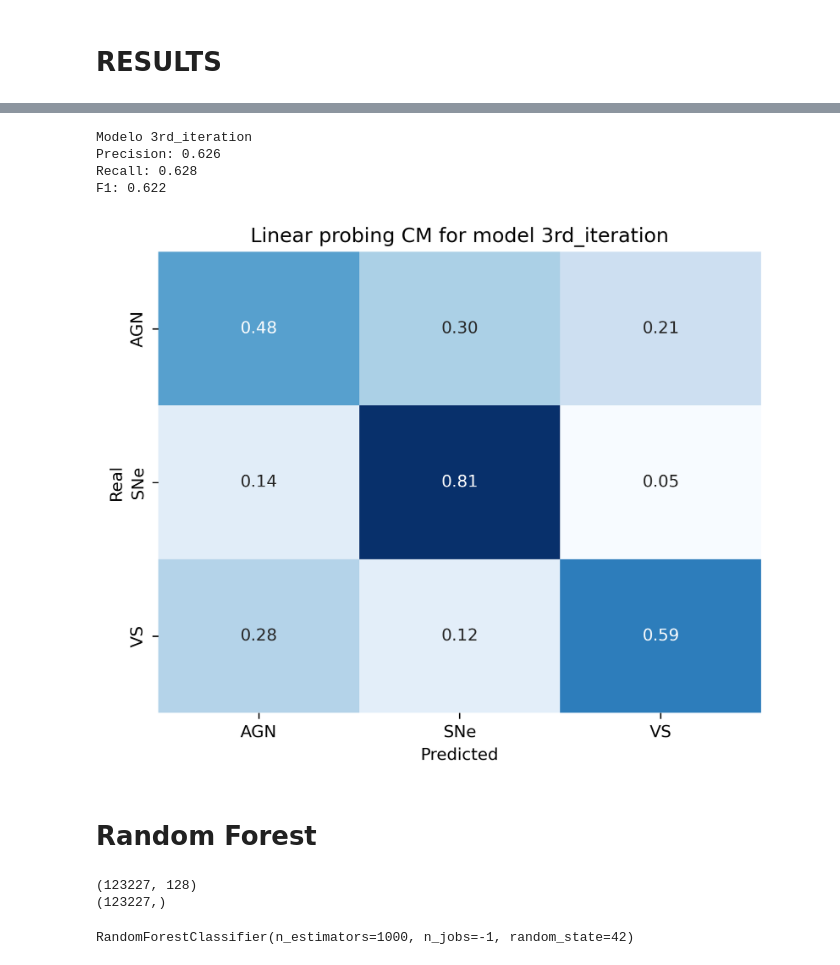
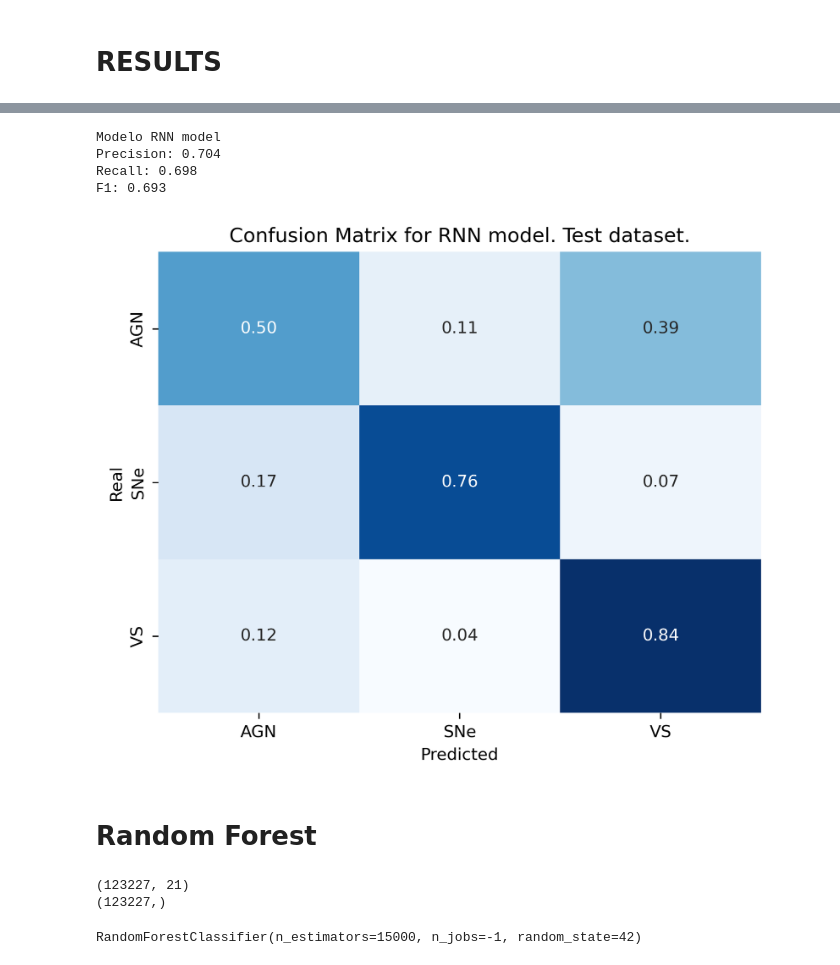
Before and after one commit to pmarconep/ZTF_alert_8a, a Jupyter notebook: final.ipynb, the cells around one changed output, grey strips where cells are left out. Drawn from its saved outputs; the diff is of its cells as text; code cells hidden in the pictures.

```diff
--- a/final.ipynb
+++ b/final.ipynb
@@ -86,12 +86,12 @@ validation_dataset = TensorDataset(validation_dataset, validation_class_0)
 test_dataset = TensorDataset(test_dataset, test_class_0)
 # %%
 #rnn parameters
-rnn_type = 'LSTM'
-hidden_dim = 42
-num_layers = 2
+rnn_type = 'RNN'
+hidden_dim = 128
+num_layers = 1
 
 # autoencoder params
-latent_dim = 42
+latent_dim = 128
 n_channels = 3
 n_classes = 3
 
@@ -100,14 +100,14 @@ ae_loss = ae_loss_function
 rnn_loss = rnn_loss_function
 
 max_epochs = 300
-max_time = 500 #minutos
+max_time = 1000 #minutos
 lr = 10e-5
 batch_size = 256
-dropout_prob = 0
+dropout_prob = 0.15
 
 random_sampler = True
 use_gpu = True
-augmentation = False
+augmentation = True
 only_classifier = False
 early_stop = 50
 num_cpu = 0
@@ -251,16 +237,21 @@ importlib.reload(fm)
 importlib.reload(ft)
 importlib.reload(src.final_training)
 importlib.reload(src.final_model)
+importlib.reload(src.utils.metrics)
+importlib.reload(metrics)
+
+modelo_final = fm.FinalModel(128, n_channels, 'RNN', 128, 1, dropout_prob,  n_classes, name='RNN model')
+modelo_final.load_state_dict(torch.load(f'models/1st_iteration.pth'))
 
 modelo_final.cpu()
 modelo_final.eval()
 
 
-prediction = modelo_final(validation_dataset.tensors[0])
+prediction = modelo_final.rnn_classifier_test(validation_dataset.tensors[0])
 
 cm = confusion_matrix(validation_dataset.tensors[1], prediction.argmax(dim=1), normalize='true')
 print(f'\nModelo {modelo_final.name}')
-metrics.plot_matrix([modelo_final], [cm])
+metrics.plot_matrix([modelo_final], [cm], 'Validation')
 precision, recall, f1 = metrics.performance_metrics(validation_dataset.tensors[1], prediction.argmax(dim=1))
 
 print(f'Precision: {precision:.3f}'
@@ -275,22 +266,22 @@ F1: 0.431
 # %%
 #test
 modelo_final.eval()
 
-prediction = modelo_final(test_dataset.tensors[0])
+prediction = modelo_final.rnn_classifier_test(test_dataset.tensors[0])
 cm = confusion_matrix(test_dataset.tensors[1], prediction.argmax(dim=1), normalize='true')
 print(f'\nModelo {modelo_final.name}')
-metrics.plot_matrix([modelo_final], [cm])
+metrics.plot_matrix([modelo_final], [cm], 'Test')
 precision, recall, f1 = metrics.performance_metrics(test_dataset.tensors[1], prediction.argmax(dim=1))
 
 print(f'Precision: {precision:.3f}'
       f'\nRecall: {recall:.3f}'
       f'\nF1: {f1:.3f}')
 # %% [output]
-Modelo 3rd_iteration
-Precision: 0.626
-Recall: 0.628
-F1: 0.622
+Modelo RNN model
+Precision: 0.704
+Recall: 0.698
+F1: 0.693
-[figure, old version]
+[figure, new version]
 # %% [markdown]
 # Random Forest
 # %%
@@ -333,15 +324,15 @@ labels = np.concatenate(labels, axis=0)
 print(features.shape)
 print(labels.shape)
 # %% [output]
-(123227, 128)
+(123227, 21)
 (123227,)
 # %%
 from sklearn.ensemble import RandomForestClassifier
 
-rf_classifier = RandomForestClassifier(n_estimators=1000, random_state=42, n_jobs = -1)
+rf_classifier = RandomForestClassifier(n_estimators=15000, random_state=42, n_jobs = -1)
 rf_classifier.fit(features, labels)
 # %% [output]
-RandomForestClassifier(n_estimators=1000, n_jobs=-1, random_state=42)
+RandomForestClassifier(n_estimators=15000, n_jobs=-1, random_state=42)
 # %%
 # Extract features from the validation dataset
 val_loader = DataLoader(validation_dataset, batch_size=len(validation_dataset), shuffle=False)
```
Also changed, not shown: parts of 9 cells of this notebook, 4 other files.
